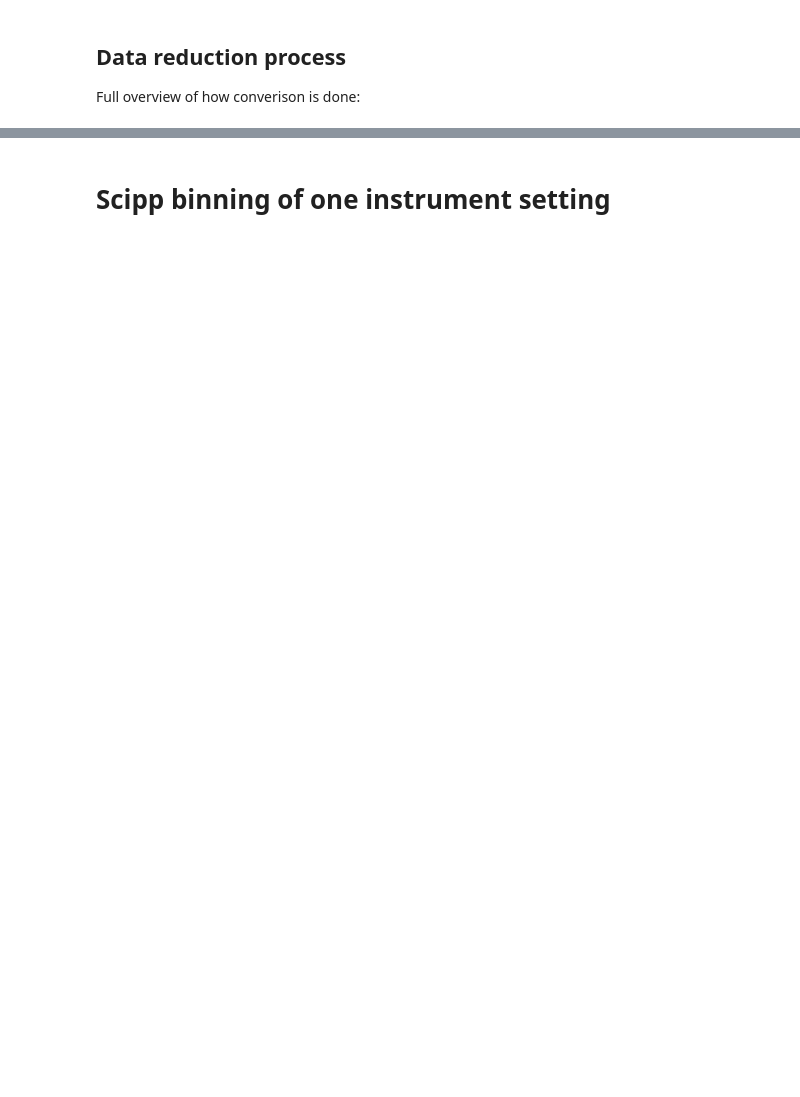
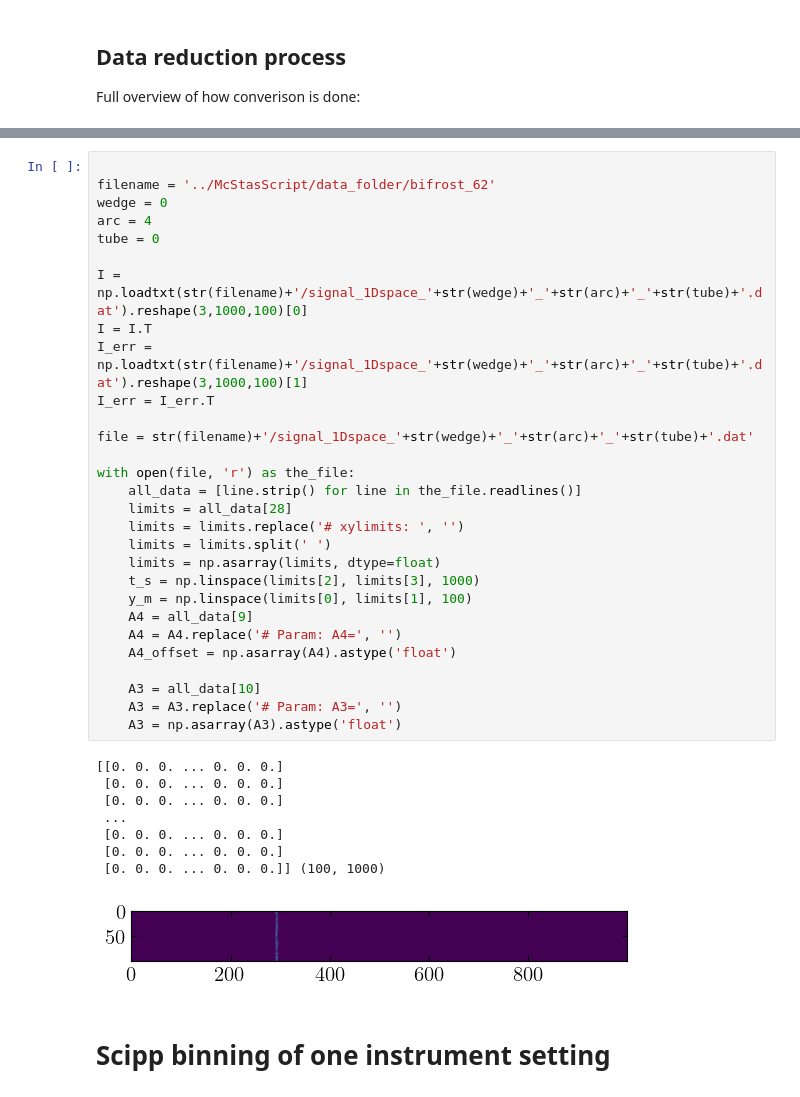
Before and after one commit to JEGKANIKMULTITASK/BIFROST, a Jupyter notebook: DataConversionMJOLNIR/BifrostConversionToMjolnir.ipynb, the cells around one changed output, grey strips where cells are left out. Saved outputs shown, nothing was run; the diff lists cells and outputs as text; blank space fills up the shorter version.

```diff
--- a/DataConversionMJOLNIR/BifrostConversionToMjolnir.ipynb
+++ b/DataConversionMJOLNIR/BifrostConversionToMjolnir.ipynb
@@ -93,2 +21,40 @@ Text(0, 0.5, 'DeltaE')
+# %%
+
+filename = '../McStasScript/data_folder/bifrost_62'
+wedge = 0
+arc = 4
+tube = 0
+
+I = np.loadtxt(str(filename)+'/signal_1Dspace_'+str(wedge)+'_'+str(arc)+'_'+str(tube)+'.dat').reshape(3,1000,100)[0]
+I = I.T
+I_err = np.loadtxt(str(filename)+'/signal_1Dspace_'+str(wedge)+'_'+str(arc)+'_'+str(tube)+'.dat').reshape(3,1000,100)[1]
+I_err = I_err.T
+
+file = str(filename)+'/signal_1Dspace_'+str(wedge)+'_'+str(arc)+'_'+str(tube)+'.dat'
+
+with open(file, 'r') as the_file:
+    all_data = [line.strip() for line in the_file.readlines()]
+    limits = all_data[28]
+    limits = limits.replace('# xylimits: ', '')
+    limits = limits.split(' ')
+    limits = np.asarray(limits, dtype=float)
+    t_s = np.linspace(limits[2], limits[3], 1000)
+    y_m = np.linspace(limits[0], limits[1], 100)
+    A4 = all_data[9]
+    A4 = A4.replace('# Param: A4=', '')
+    A4_offset = np.asarray(A4).astype('float')
+
+    A3 = all_data[10]
+    A3 = A3.replace('# Param: A3=', '')
+    A3 = np.asarray(A3).astype('float')
+# %% [output]
+[[0. 0. 0. ... 0. 0. 0.]
+ [0. 0. 0. ... 0. 0. 0.]
+ [0. 0. 0. ... 0. 0. 0.]
+ ...
+ [0. 0. 0. ... 0. 0. 0.]
+ [0. 0. 0. ... 0. 0. 0.]
+ [0. 0. 0. ... 0. 0. 0.]] (100, 1000)
+[figure, added]
 # %% [markdown]
 # Scipp binning of one instrument setting
```
Also changed, not shown: parts of 11 cells of this notebook, 6 other files.
